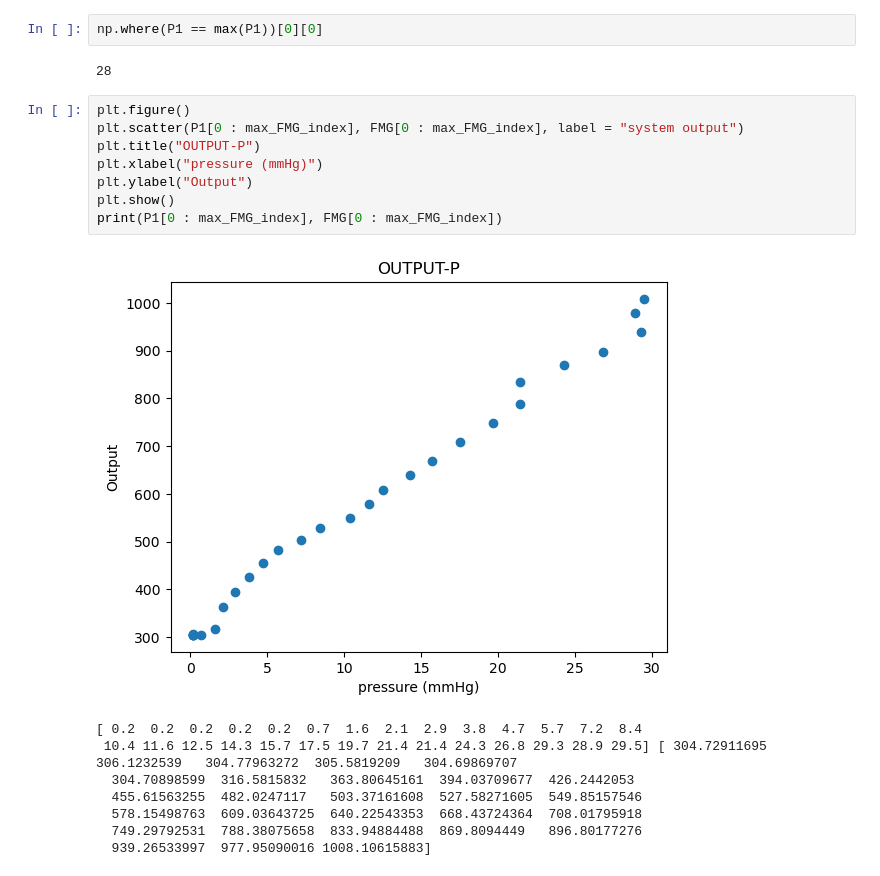
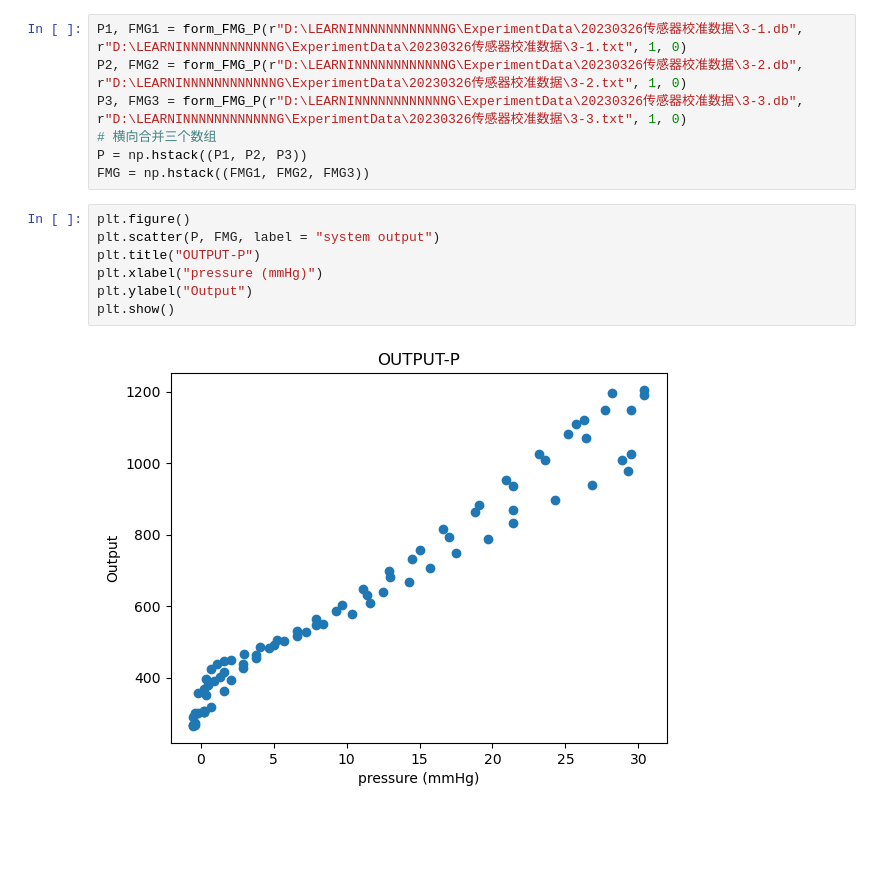
Before and after one commit to WynminMark/FMG_classification, a Jupyter notebook: test.ipynb, the cells around one changed output. Cells and saved outputs as stored; diff of their text form; blank space fills up the shorter version.

```diff
--- a/test.ipynb
+++ b/test.ipynb
@@ -47,21 +8,16 @@ np.where(P1 == max(P1))
-# %%
-np.where(P1 == max(P1))[0][0]
-# %% [output]
-28
+# %%
+P1, FMG1 = form_FMG_P(r"D:\LEARNINNNNNNNNNNNNG\ExperimentData\20230326传感器校准数据\3-1.db", r"D:\LEARNINNNNNNNNNNNNG\ExperimentData\20230326传感器校准数据\3-1.txt", 1, 0)
+P2, FMG2 = form_FMG_P(r"D:\LEARNINNNNNNNNNNNNG\ExperimentData\20230326传感器校准数据\3-2.db", r"D:\LEARNINNNNNNNNNNNNG\ExperimentData\20230326传感器校准数据\3-2.txt", 1, 0)
+P3, FMG3 = form_FMG_P(r"D:\LEARNINNNNNNNNNNNNG\ExperimentData\20230326传感器校准数据\3-3.db", r"D:\LEARNINNNNNNNNNNNNG\ExperimentData\20230326传感器校准数据\3-3.txt", 1, 0)
+# 横向合并三个数组
+P = np.hstack((P1, P2, P3))
+FMG = np.hstack((FMG1, FMG2, FMG3))
 # %%
 plt.figure()
-plt.scatter(P1[0 : max_FMG_index], FMG[0 : max_FMG_index], label = "system output")
+plt.scatter(P, FMG, label = "system output")
 plt.title("OUTPUT-P")
 plt.xlabel("pressure (mmHg)")
 plt.ylabel("Output")
 plt.show()
-print(P1[0 : max_FMG_index], FMG[0 : max_FMG_index])
 # %% [output]
-[figure, old version]
+[figure, new version]
-[ 0.2  0.2  0.2  0.2  0.2  0.7  1.6  2.1  2.9  3.8  4.7  5.7  7.2  8.4
- 10.4 11.6 12.5 14.3 15.7 17.5 19.7 21.4 21.4 24.3 26.8 29.3 28.9 29.5] [ 304.72911695  306.1232539   304.77963272  305.5819209   304.69869707
-  304.70898599  316.5815832   363.80645161  394.03709677  426.2442053
-  455.61563255  482.0247117   503.37161608  527.58271605  549.85157546
-  578.15498763  609.03643725  640.22543353  668.43724364  708.01795918
-  749.29792531  788.38075658  833.94884488  869.8094449   896.80177276
-  939.26533997  977.95090016 1008.10615883]
```
Also changed, not shown: parts of 12 cells of this notebook, 1 other file.
